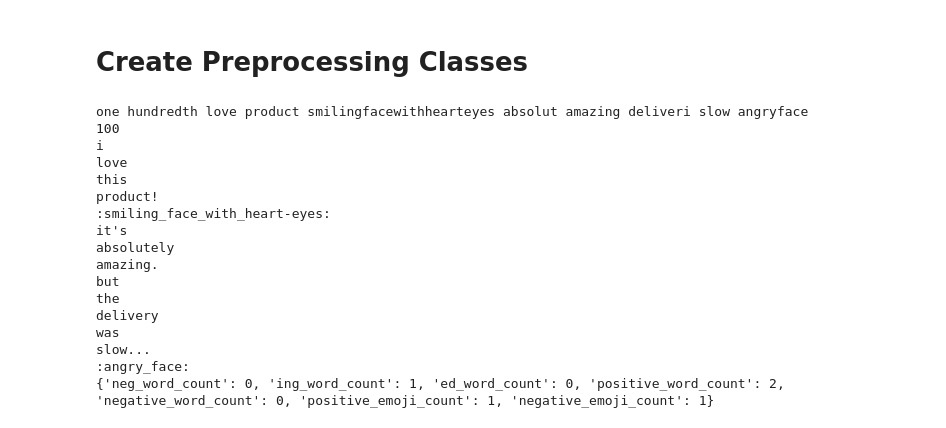
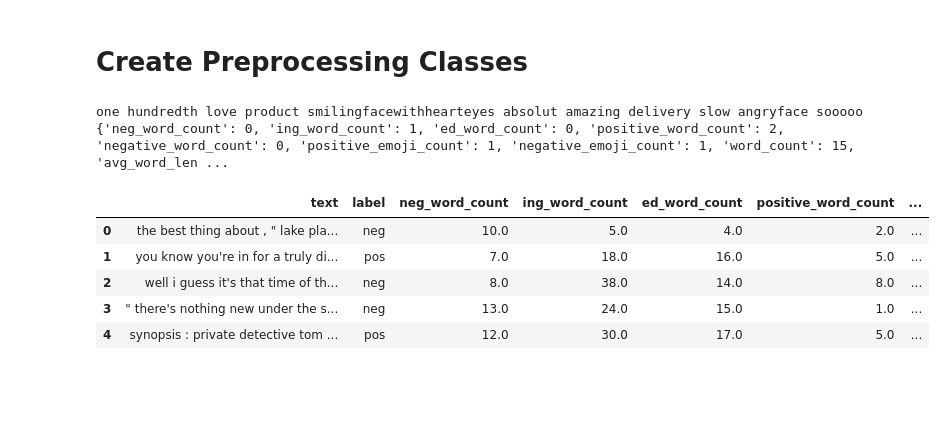
Before and after one commit to amjadAwad95/sentiment-analysis, a Jupyter notebook: main.ipynb, the cells around one changed output. Saved outputs shown, nothing was run; the diff lists cells and outputs as text; code cells hidden in the pictures; blank space fills up the shorter version.

```diff
--- a/main.ipynb
+++ b/main.ipynb
@@ -368,8 +421,8 @@ class FeaturesExtractorPipeline(Pipeline):
             dictionary.update(pipeline.transform(text))
         return dictionary
 # %%
-string="100 I love this product! 😍 It's absolutely amazing. But the delivery was slow... 😠"
-pipeline_pre=PreprocessingPipeline([
+string="100 I love this product! 😍 It's absolutely amazing. But the delivery? was slow... BUT 😠 sooooo"
+preprocessing_pipeline=PreprocessingPipeline([
     NegationHandling(),
     TextStemmer(),
     ConvertEmoji(),
@@ -377,7 +430,7 @@ pipeline_pre=PreprocessingPipeline([
     ConvertNumberToWords(),
     RemoveStopWords()
 ])
-pipeline_ext=FeaturesExtractorPipeline([
+features_extractor_pipeline=FeaturesExtractorPipeline([
     NegationCount(),
     IngCount(),
     EdCount(),
@@ -385,24 +438,32 @@ pipeline_ext=FeaturesExtractorPipeline([
     NegativeWordsCount(),
     PositiveEmojiCount(),
     NegativeEmojiCount(),
+    WordCount(),
+    AverageWordLength(),
+    UniqueWordRatio(),
+    ExclamationCount(),
+    QuestionCount(),
+    EllipsisCount(),
+    CapitalizedRatio(),
+    RepeatedLettersCount(),
 ])
-print(pipeline_pre.transform(string))
-print(pipeline_ext.transform(string))
+print(preprocessing_pipeline.transform(string))
+print(features_extractor_pipeline.transform(string))
 # %% [output]
-one hundredth love product smilingfacewithhearteyes absolut amazing deliveri slow angryface
-100
-i
-love
-this
-product!
-:smiling_face_with_heart-eyes:
-it's
-absolutely
-amazing.
-but
-the
-delivery
-was
-slow...
-:angry_face:
-{'neg_word_count': 0, 'ing_word_count': 1, 'ed_word_count': 0, 'positive_word_count': 2, 'negative_word_count': 0, 'positive_emoji_count': 1, 'negative_emoji_count': 1}
+one hundredth love product smilingfacewithhearteyes absolut amazing delivery slow angryface sooooo
+{'neg_word_count': 0, 'ing_word_count': 1, 'ed_word_count': 0, 'positive_word_count': 2, 'negative_word_count': 0, 'positive_emoji_count': 1, 'negative_emoji_count': 1, 'word_count': 15, 'avg_word_len ...
+# %%
+def extract_features(text:str):
+    features=features_extractor_pipeline.transform(text)
+    return features
+
+expanded=sentiment_data["text"].apply(extract_features).apply(pd.Series)
+sentiment_data=sentiment_data.join(expanded)
+sentiment_data.head(5)
+# %% [output]
+|  | text | label | neg_word_count | ing_word_count | ed_word_count | positive_word_count | ... |
+| 0 | the best thing about , " lake pla... | neg | 10.0 | 5.0 | 4.0 | 2.0 | ... |
+| 1 | you know you're in for a truly di... | pos | 7.0 | 18.0 | 16.0 | 5.0 | ... |
+| 2 | well i guess it's that time of th... | neg | 8.0 | 38.0 | 14.0 | 8.0 | ... |
+| 3 | " there's nothing new under the s... | neg | 13.0 | 24.0 | 15.0 | 1.0 | ... |
+| 4 | synopsis : private detective tom ... | pos | 12.0 | 30.0 | 17.0 | 5.0 | ... |
```
Also changed, not shown: parts of 4 cells of this notebook.
